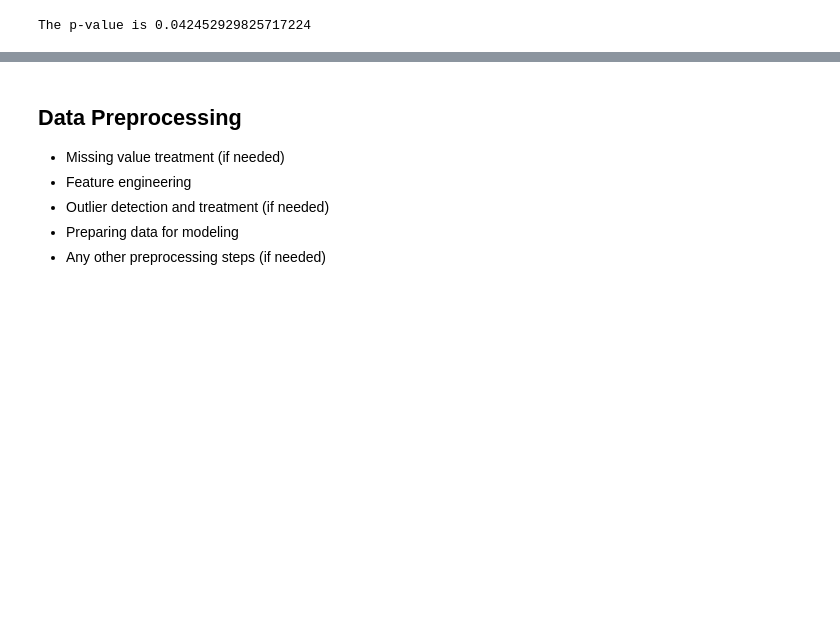
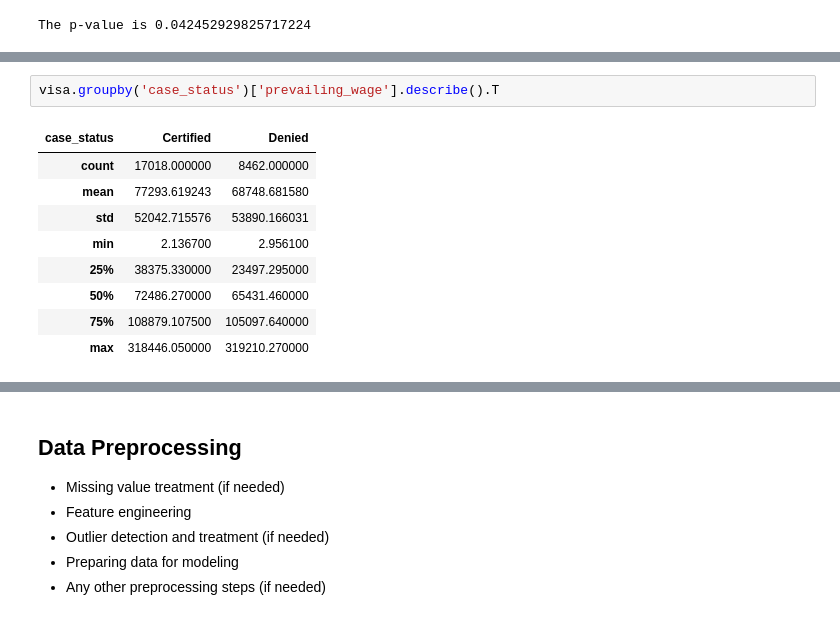
Before and after one commit to hhboorstein/ds_portfolio, a Jupyter notebook: DSBA_Ensemble.ipynb, the cells around one changed output, grey strips where cells are left out. Saved outputs shown, nothing was run; the diff lists cells and outputs as text; blank space fills up the shorter version.

```diff
--- a/DSBA_Ensemble.ipynb
+++ b/DSBA_Ensemble.ipynb
@@ -540,0 +557,12 @@ sns.boxplot(data=visa,x='prevailing_wage',y='case_status')
+# %%
+visa.groupby('case_status')['prevailing_wage'].describe().T
+# %% [output]
+| case_status | Certified | Denied |
+| count | 17018.000000 | 8462.000000 |
+| mean | 77293.619243 | 68748.681580 |
+| std | 52042.715576 | 53890.166031 |
+| min | 2.136700 | 2.956100 |
+| 25% | 38375.330000 | 23497.295000 |
+| 50% | 72486.270000 | 65431.460000 |
+| 75% | 108879.107500 | 105097.640000 |
+| max | 318446.050000 | 319210.270000 |
```
Also changed, not shown: parts of 65 cells of this notebook.
